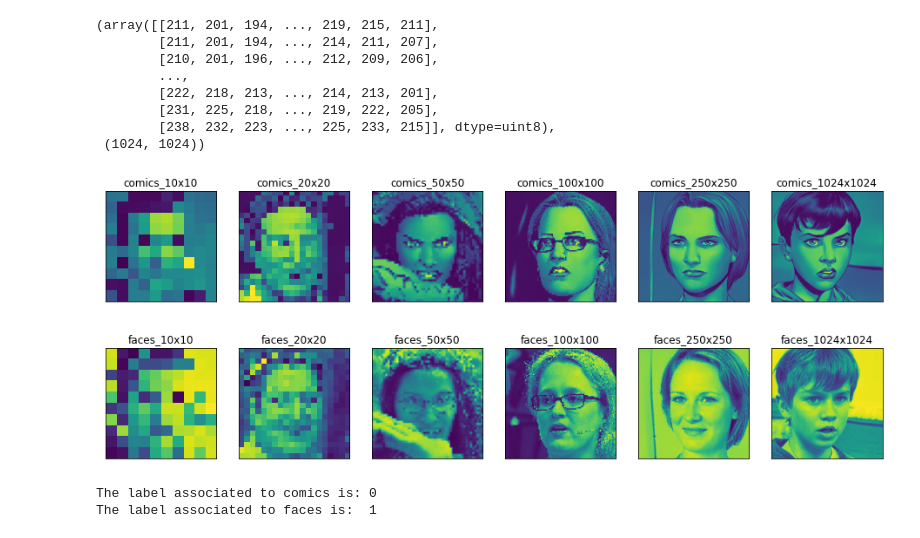
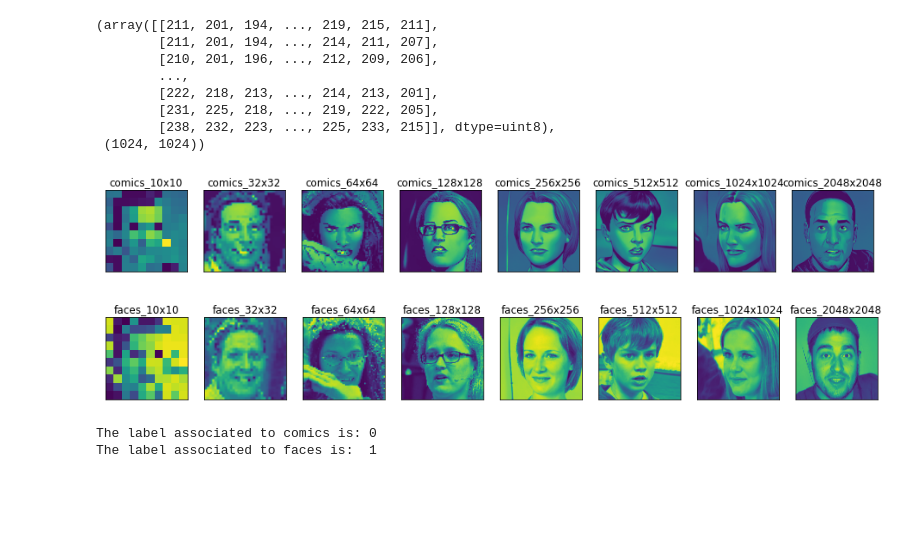
Before and after one commit to andreacutrera/comics_faces_recognizer, a Jupyter notebook: preprocessing_and_modelling.ipynb, the cells around one changed output. Drawn from its saved outputs; the diff is of its cells as text; code cells hidden in the pictures; blank space fills up the shorter version.

```diff
--- a/preprocessing_and_modelling.ipynb
+++ b/preprocessing_and_modelling.ipynb
@@ -228,20 +226,20 @@ image_array, image_array.shape
  (1024, 1024))
 # %%
 # plot the different sizes to understand visually how changes the definitions at human vision
-sizes = [10, 20, 50, 100, 250, 1024, 2048]
+sizes = [10, 32, 64, 128, 256, 512, 1024, 2048]
 for class_label in CATEGORIES:
     plt.figure(figsize=(16,7))
-    for image_number in range(0,6):
-        plt.subplot(1,6,image_number+1)
+    for image_number in range(0,8):
+        plt.subplot(1,8,image_number+1)
         image_array = cv2.imread(os.path.join(os.path.join(DIR, class_label), os.listdir(os.path.join(DIR, class_label))[image_number]), 0)
         image_array = cv2.resize(image_array, (sizes[image_number], sizes[image_number]))
         plt.imshow(image_array)
         plt.xticks([])
         plt.yticks([])
         plt.title(class_label + "_" + str(sizes[image_number]) + "x" + str(sizes[image_number]))
 # %% [output]
-[figure, old version]
+[figure, new version]
-[figure, old version]
+[figure, new version]
 # %%
 # get an index to associate a numerical encoding of our target label
 
```
Also changed, not shown: parts of 80 cells of this notebook.
